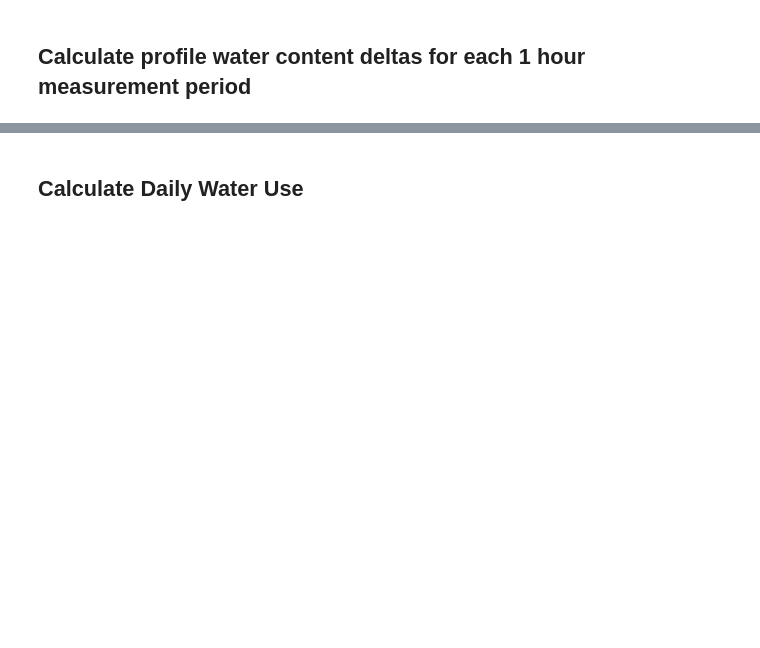
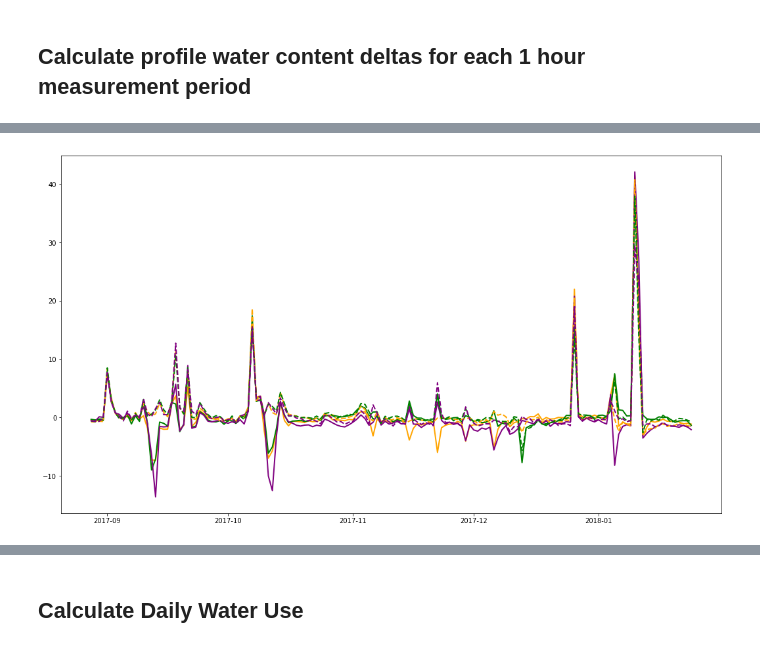
Before and after one commit to HamishBrownPFR/CropWaterAnalysis, a Jupyter notebook: Oats/LatentHeatFluxAnalysis.ipynb, the cells around one changed output, grey strips where cells are left out. Drawn from its saved outputs; the diff is of its cells as text; code cells hidden in the pictures; blank space fills up the shorter version.

Commit message:
working on water use calculations

```diff
--- a/Oats/LatentHeatFluxAnalysis.ipynb
+++ b/Oats/LatentHeatFluxAnalysis.ipynb
@@ -136,0 +147,17 @@ plt.xticks(rotation=45)
+# %%
+UpwardFlux = DarkWaterDeltas.copy()
+UpwardFlux.index = UpwardFlux.index.normalize()
+for plot in  UpwardFlux:
+    AdjustedFlux = UpwardFlux.loc[:,plot].values
+    AdjustedFlux = np.add(AdjustedFlux,NightTimePETAtmospheric.reindex(UpwardFlux.index).values) # Add in the amount of evaporation that would have been replaced
+    #AdjustedFlux = np.subtract(AdjustedFlux,NightTimeSoilHeatFlux_mm.loc[UpwardFlux.index,plot].fillna(0))
+    UpwardFlux.loc[:,plot] = AdjustedFlux
+UpwardFlux = UpwardFlux.multiply(4)  # Multiply by 4 assuming upflux during the day were the same as at night
+UpwardFlux.fillna(0, inplace = True)
+MeanUpwardFlux = UpwardFlux.groupby(level=['Irrigation','Nitrogen'],axis=1).mean()
+# %%
+Graph = plt.figure(figsize=(18,10))
+ax = Graph.add_subplot(1,1,1)
+GH.AddIndexedPlot(MeanUpwardFlux,ax,GPs,2)
+# %% [output]
+[figure, added]
```
Also changed, not shown: parts of 7 cells of this notebook, 5 other files.
